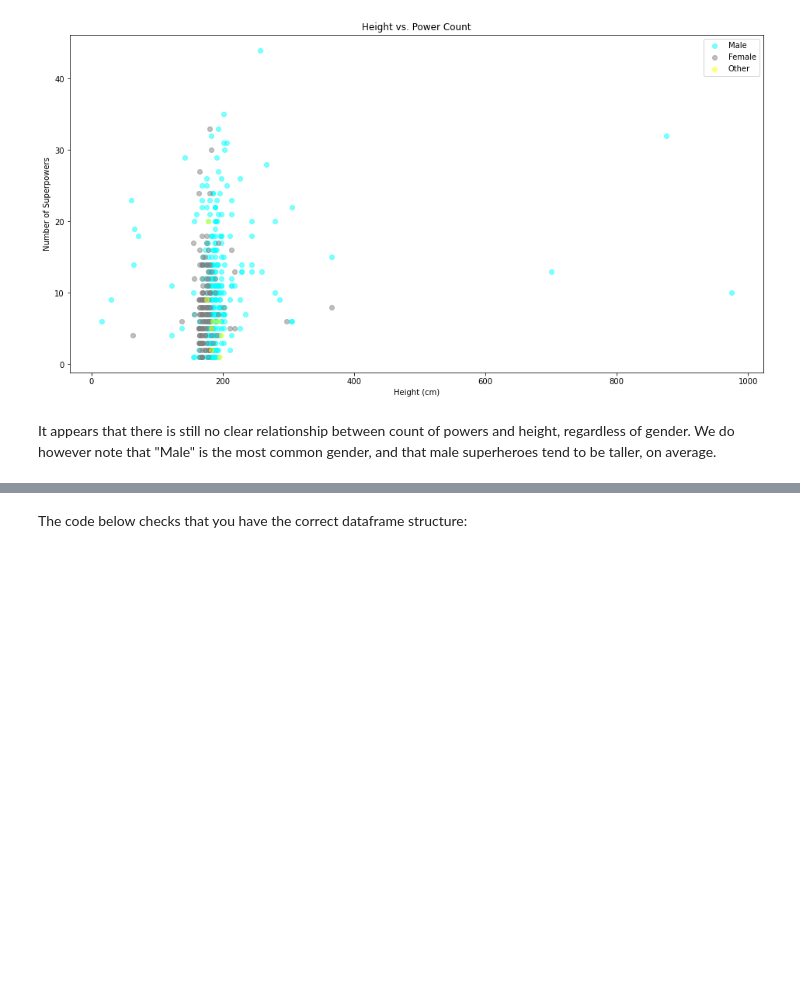
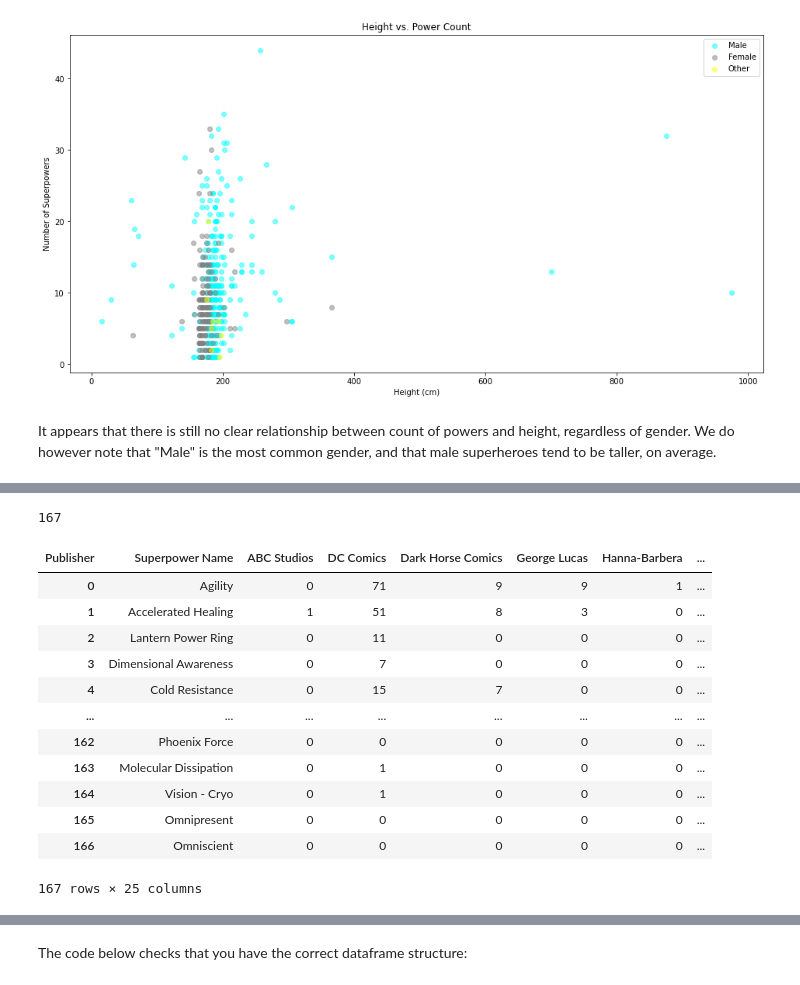
Before and after one commit to AURALIA-MALIK/dsc-pandas-data-cleaning-lab, a Jupyter notebook: index.ipynb, the cells around one changed output, grey strips where cells are left out. Drawn from its saved outputs; the diff is of its cells as text; code cells hidden in the pictures; blank space fills up the shorter version.

```diff
--- a/index.ipynb
+++ b/index.ipynb
@@ -685,0 +659,22 @@ question_3_df
+# %%
+len(list(powers_df.index))
+# %% [output]
+167
+# %%
+question_3_df = marvel_and_dc_question.groupby(by=['Publisher']).sum().transpose().reset_index()
+question_3_df.rename(columns={'index' : 'Superpower Name', 'Publisher' : 'index'}, inplace = True)
+question_3_df
+# %% [output]
+| Publisher | Superpower Name | ABC Studios | DC Comics | Dark Horse Comics | George Lucas | Hanna-Barbera | ... |
+| 0 | Agility | 0 | 71 | 9 | 9 | 1 | ... |
+| 1 | Accelerated Healing | 1 | 51 | 8 | 3 | 0 | ... |
+| 2 | Lantern Power Ring | 0 | 11 | 0 | 0 | 0 | ... |
+| 3 | Dimensional Awareness | 0 | 7 | 0 | 0 | 0 | ... |
+| 4 | Cold Resistance | 0 | 15 | 7 | 0 | 0 | ... |
+| ... | ... | ... | ... | ... | ... | ... | ... |
+| 162 | Phoenix Force | 0 | 0 | 0 | 0 | 0 | ... |
+| 163 | Molecular Dissipation | 0 | 1 | 0 | 0 | 0 | ... |
+| 164 | Vision - Cryo | 0 | 1 | 0 | 0 | 0 | ... |
+| 165 | Omnipresent | 0 | 0 | 0 | 0 | 0 | ... |
+| 166 | Omniscient | 0 | 0 | 0 | 0 | 0 | ... |
+167 rows × 25 columns
```
Also changed, not shown: parts of 14 cells of this notebook.
